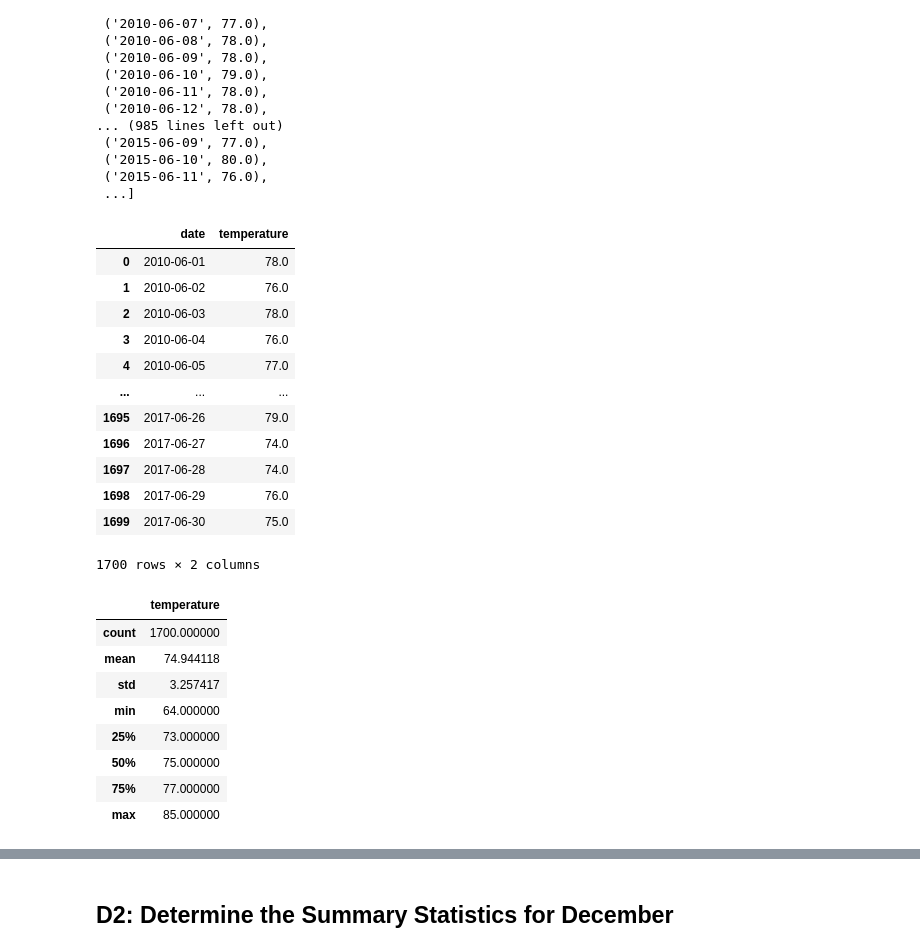
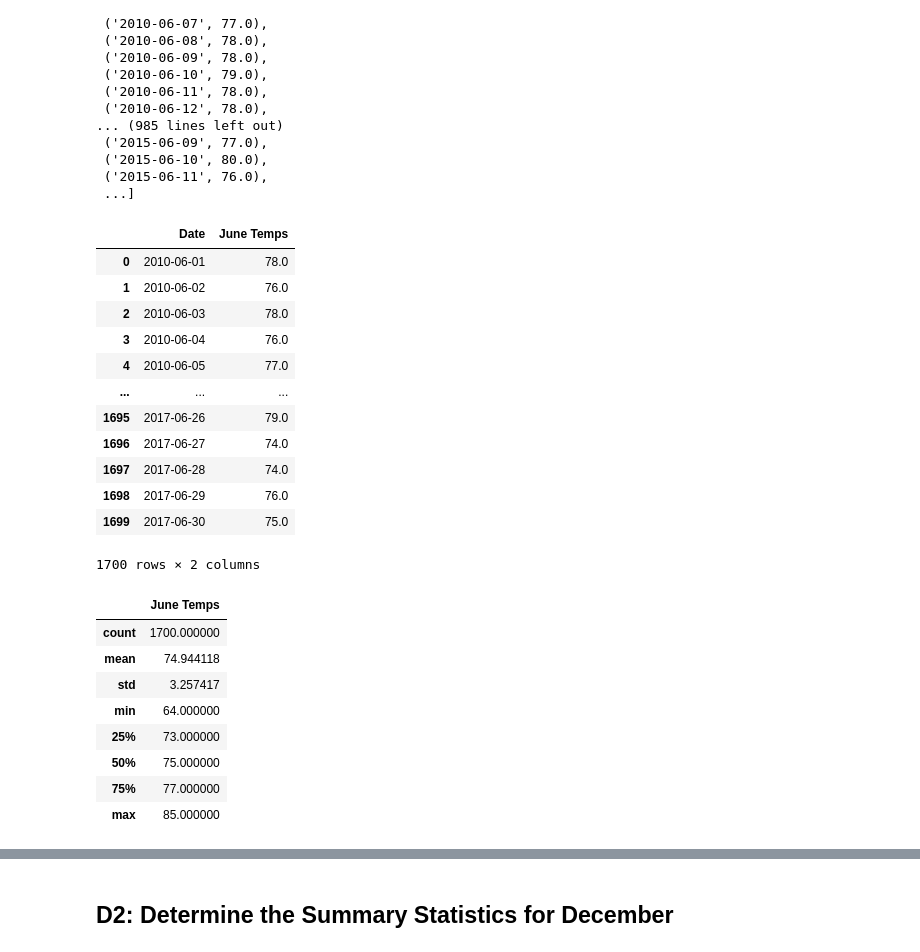
Before and after one commit to jjcode-databootcamp/surfs_up, a Jupyter notebook: SurfsUp_Challenge.ipynb, the cells around one changed output, grey strips where cells are left out. Saved outputs shown, nothing was run; the diff lists cells and outputs as text; code cells hidden in the pictures.

```diff
--- a/SurfsUp_Challenge.ipynb
+++ b/SurfsUp_Challenge.ipynb
@@ -74,16 +80,12 @@ june_temp_list
  ...]
 # %%
 # 4. Create a DataFrame from the list of temperatures for the month of June.
-june_temp_df = pd.DataFrame(june_temp_list, columns=['date','temperature'])
-
-#set the index to date but not needed for this analysis
-# june_temp_df.set_index(june_temp_df['date'], inplace=True)
-
+june_temp_df = pd.DataFrame(june_temp_list, columns=['Date','June Temps'])
 
 #return the dataframe in juypteR
 june_temp_df
 # %% [output]
-|  | date | temperature |
+|  | Date | June Temps |
 | 0 | 2010-06-01 | 78.0 |
 | 1 | 2010-06-02 | 76.0 |
 | 2 | 2010-06-03 | 78.0 |
@@ -100,7 +102,7 @@ june_temp_df
 # 5. Calculate and print out the summary statistics for the June temperature DataFrame.
 june_temp_df.describe()
 # %% [output]
-|  | temperature |
+|  | June Temps |
 | count | 1700.000000 |
 | mean | 74.944118 |
 | std | 3.257417 |
```
Also changed, not shown: parts of 9 cells of this notebook, 9 other files.
